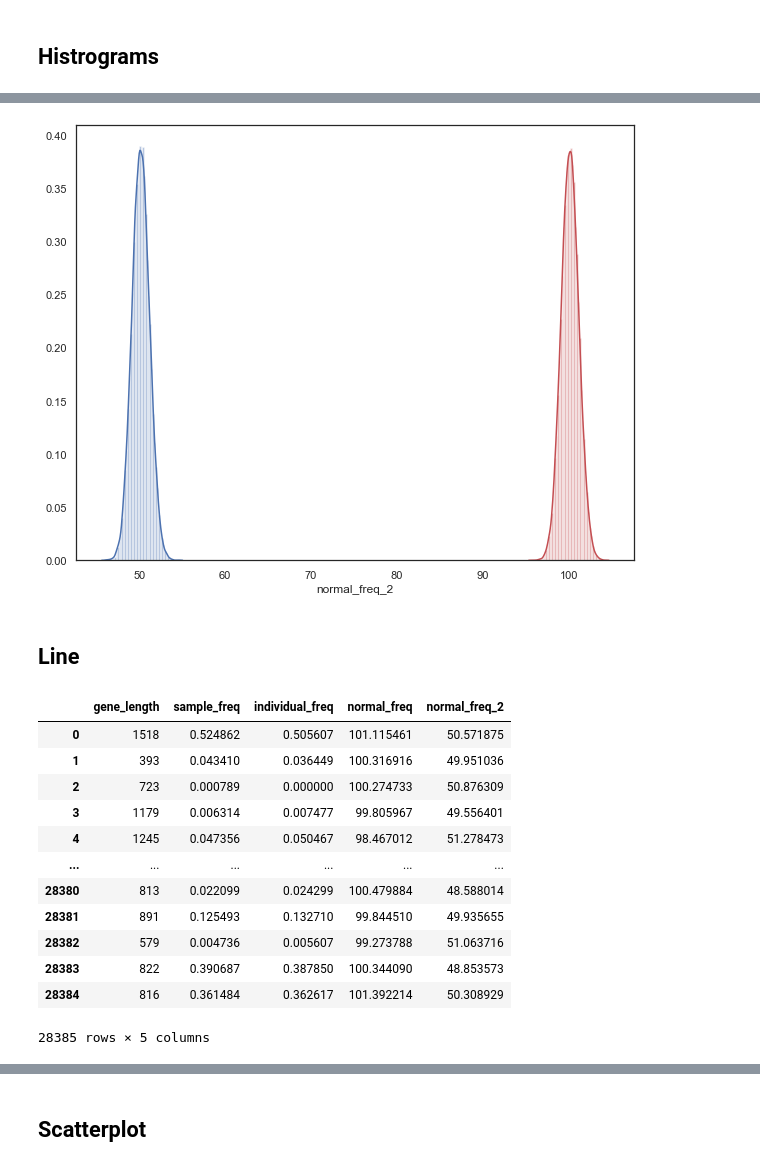
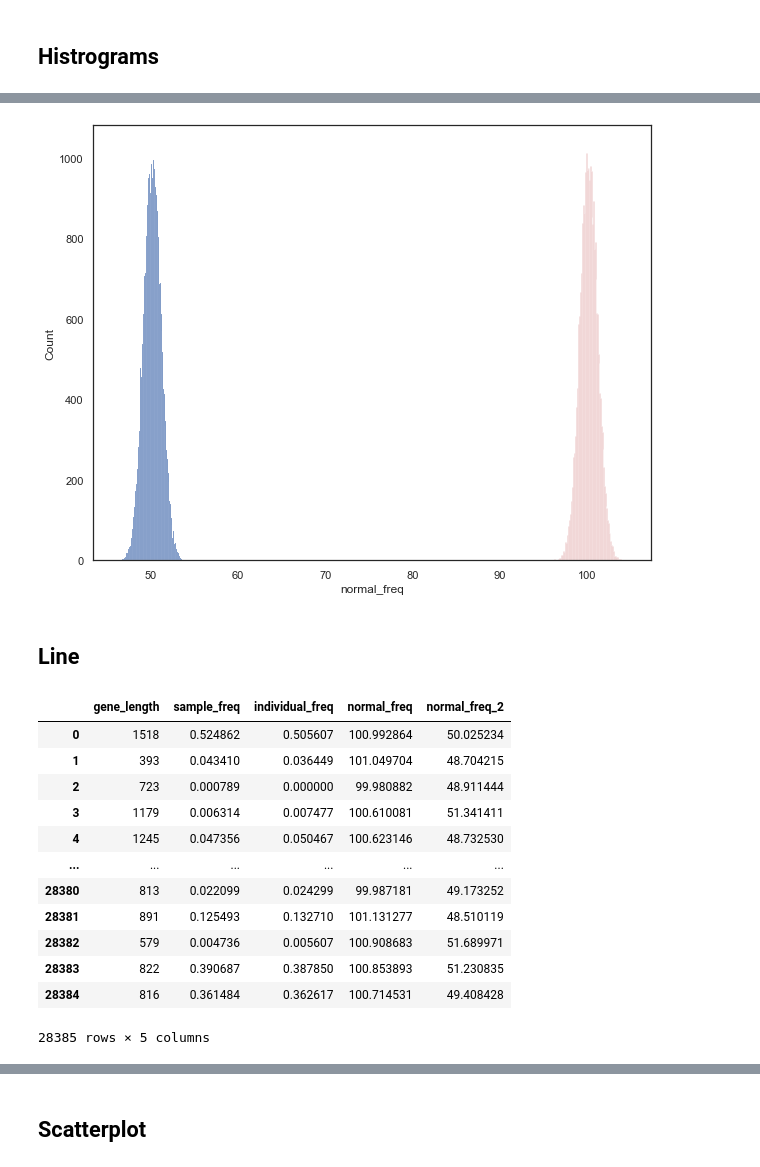
Before and after one commit to ATGenomics/aprendiendo-python, a Jupyter notebook: 05_Viernes.ipynb, the cells around one changed output, grey strips where cells are left out. Cells and saved outputs as stored; diff of their text form; code cells hidden in the pictures.

```diff
--- a/05_Viernes.ipynb
+++ b/05_Viernes.ipynb
@@ -6,6 +8,4 @@ import seaborn as sns
 # %%
-# df = pd.read_csv('data/IGC.annotation.tsv.gz', sep='\t')
+df = pd.read_csv('data/IGC.annotation.tsv.gz', sep='\t')
-# %%
-df = pd.read_csv('https://data-unix.s3-us-west-1.amazonaws.com/IGC.annotation.tsv.gz', sep='\t')
 # %%
 df.shape
@@ -180,25 +234,25 @@ sns.distplot(df["normal_freq"], bins=20);
 # %%
-g = sns.distplot(df["normal_freq"] , color="r")
-g = sns.distplot(df["normal_freq_2"] , color="b")
+g = sns.histplot(df["normal_freq"] , color="r")
+g = sns.histplot(df["normal_freq_2"] , color="b")
 # %% [output]
-[figure, old version]
+[figure, new version]
 # %% [markdown]
 ## Line
 # %%
 df._get_numeric_data()
 # %% [output]
 |  | gene_length | sample_freq | individual_freq | normal_freq | normal_freq_2 |
-| 0 | 1518 | 0.524862 | 0.505607 | 101.115461 | 50.571875 |
-| 1 | 393 | 0.043410 | 0.036449 | 100.316916 | 49.951036 |
-| 2 | 723 | 0.000789 | 0.000000 | 100.274733 | 50.876309 |
-| 3 | 1179 | 0.006314 | 0.007477 | 99.805967 | 49.556401 |
-| 4 | 1245 | 0.047356 | 0.050467 | 98.467012 | 51.278473 |
+| 0 | 1518 | 0.524862 | 0.505607 | 100.992864 | 50.025234 |
+| 1 | 393 | 0.043410 | 0.036449 | 101.049704 | 48.704215 |
+| 2 | 723 | 0.000789 | 0.000000 | 99.980882 | 48.911444 |
+| 3 | 1179 | 0.006314 | 0.007477 | 100.610081 | 51.341411 |
+| 4 | 1245 | 0.047356 | 0.050467 | 100.623146 | 48.732530 |
 | ... | ... | ... | ... | ... | ... |
-| 28380 | 813 | 0.022099 | 0.024299 | 100.479884 | 48.588014 |
-| 28381 | 891 | 0.125493 | 0.132710 | 99.844510 | 49.935655 |
-| 28382 | 579 | 0.004736 | 0.005607 | 99.273788 | 51.063716 |
-| 28383 | 822 | 0.390687 | 0.387850 | 100.344090 | 48.853573 |
-| 28384 | 816 | 0.361484 | 0.362617 | 101.392214 | 50.308929 |
+| 28380 | 813 | 0.022099 | 0.024299 | 99.987181 | 49.173252 |
+| 28381 | 891 | 0.125493 | 0.132710 | 101.131277 | 48.510119 |
+| 28382 | 579 | 0.004736 | 0.005607 | 100.908683 | 51.689971 |
+| 28383 | 822 | 0.390687 | 0.387850 | 100.853893 | 51.230835 |
+| 28384 | 816 | 0.361484 | 0.362617 | 100.714531 | 49.408428 |
 28385 rows × 5 columns
 # %%
 import matplotlib.pyplot as plt
```
Also changed, not shown: parts of 38 cells of this notebook, 1 other file.
